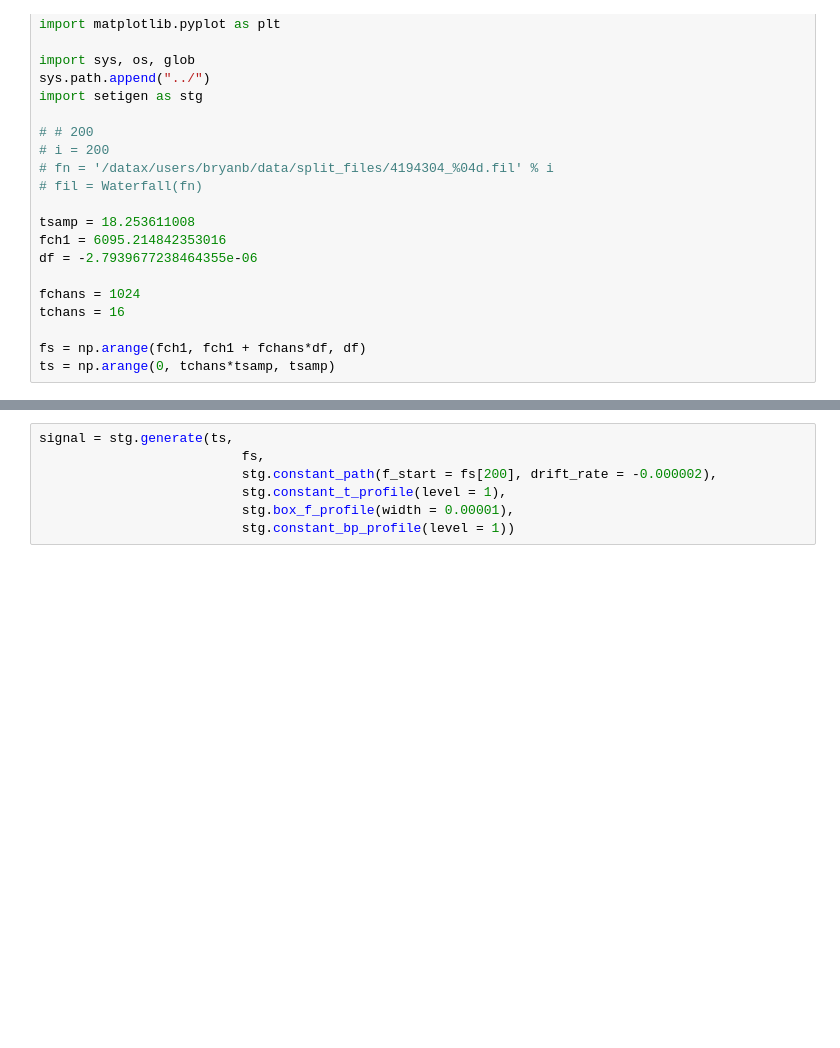
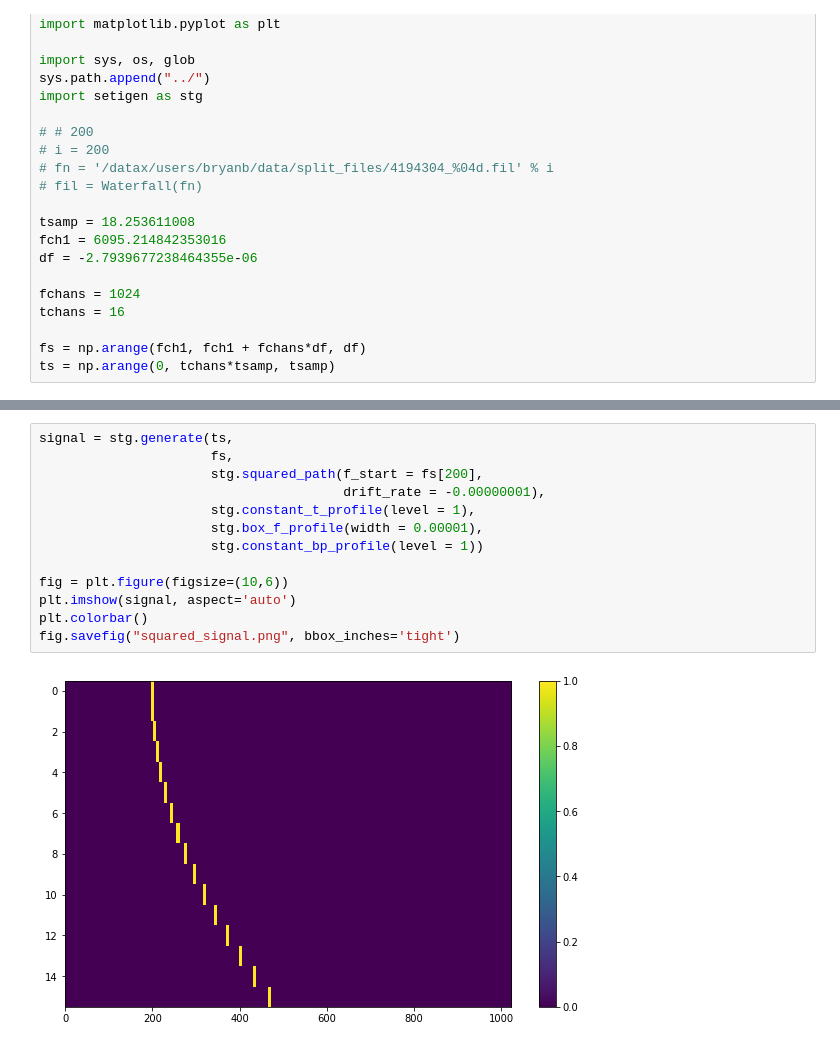
Before and after one commit to bbrzycki/setigen, a Jupyter notebook: jupyter-notebooks/Cookbook_helper.ipynb, the cells around one changed output, grey strips where cells are left out. Saved outputs shown, nothing was run; the diff lists cells and outputs as text; blank space fills up the shorter version.

```diff
--- a/jupyter-notebooks/Cookbook_helper.ipynb
+++ b/jupyter-notebooks/Cookbook_helper.ipynb
@@ -26,7 +56,15 @@ ts = np.arange(0, tchans*tsamp, tsamp)
 # %%
 signal = stg.generate(ts,
-                          fs,
-                          stg.constant_path(f_start = fs[200], drift_rate = -0.000002),
-                          stg.constant_t_profile(level = 1),
-                          stg.box_f_profile(width = 0.00001),
-                          stg.constant_bp_profile(level = 1))
+                      fs,
+                      stg.squared_path(f_start = fs[200],
+                                       drift_rate = -0.00000001),
+                      stg.constant_t_profile(level = 1),
+                      stg.box_f_profile(width = 0.00001),
+                      stg.constant_bp_profile(level = 1))
+
+fig = plt.figure(figsize=(10,6))
+plt.imshow(signal, aspect='auto')
+plt.colorbar()
+fig.savefig("squared_signal.png", bbox_inches='tight')
+# %% [output]
+[figure, added]
```
Also changed, not shown: parts of 6 cells of this notebook, 13 other files.
